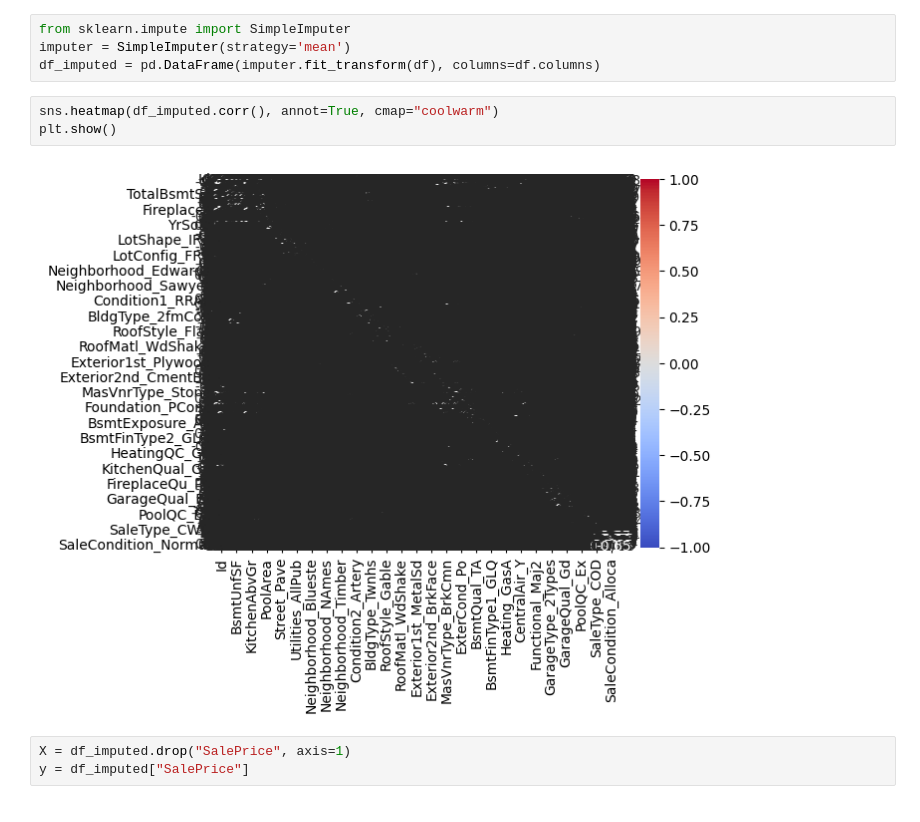
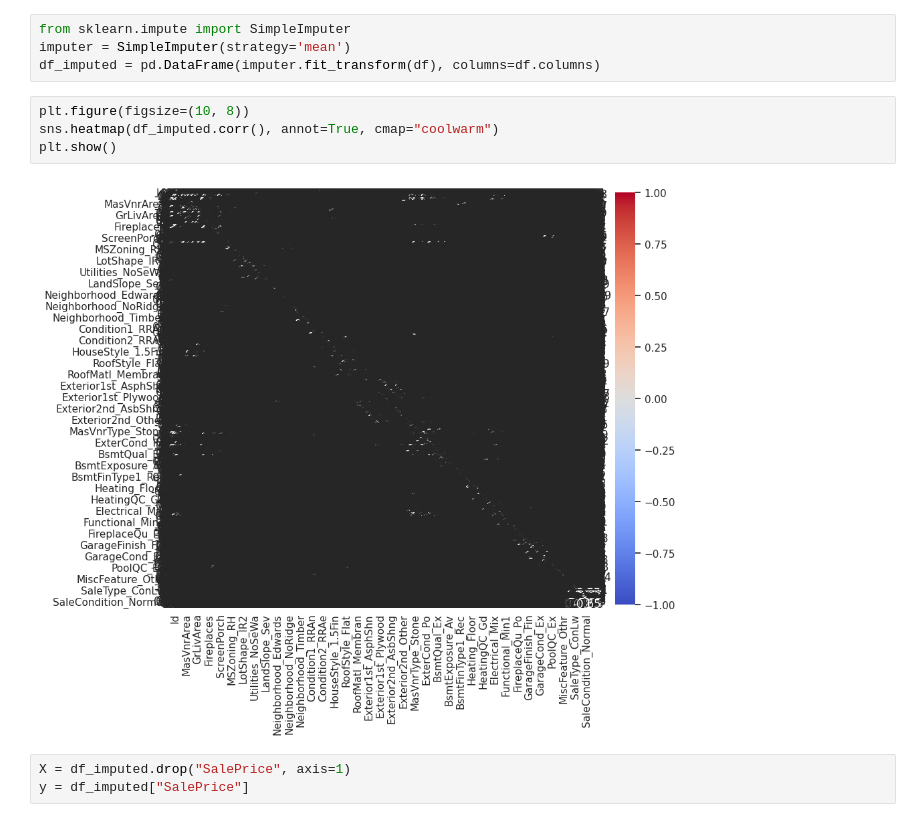
Before and after one commit to mahi-nur333/MU_PDS01_Pamel_PDS-ID13_Regression-Analysis-with-Python-using-the-Ames-Housing-Dataset, a Jupyter notebook: Mahinur_Rahman_Pamel_Final_ProjectPDS.ipynb, the cells around one changed output. Drawn from its saved outputs; the diff is of its cells as text.

```diff
--- a/Mahinur_Rahman_Pamel_Final_ProjectPDS.ipynb
+++ b/Mahinur_Rahman_Pamel_Final_ProjectPDS.ipynb
@@ -51,10 +51,11 @@ from sklearn.impute import SimpleImputer
 imputer = SimpleImputer(strategy='mean')
 df_imputed = pd.DataFrame(imputer.fit_transform(df), columns=df.columns)
 # %%
+plt.figure(figsize=(10, 8))
 sns.heatmap(df_imputed.corr(), annot=True, cmap="coolwarm")
 plt.show()
 # %% [output]
-[figure, old version]
+[figure, new version]
 # %%
 X = df_imputed.drop("SalePrice", axis=1)
 y = df_imputed["SalePrice"]
```
Also changed, not shown: parts of 1 cell of this notebook.
